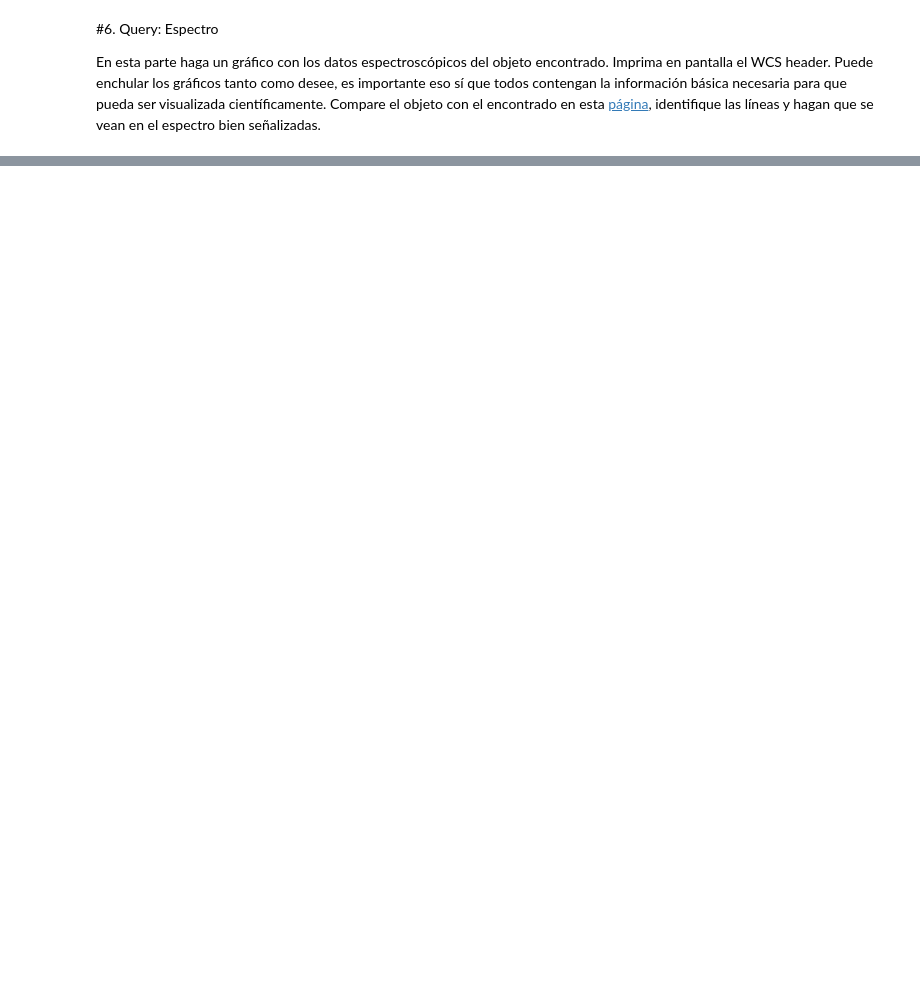
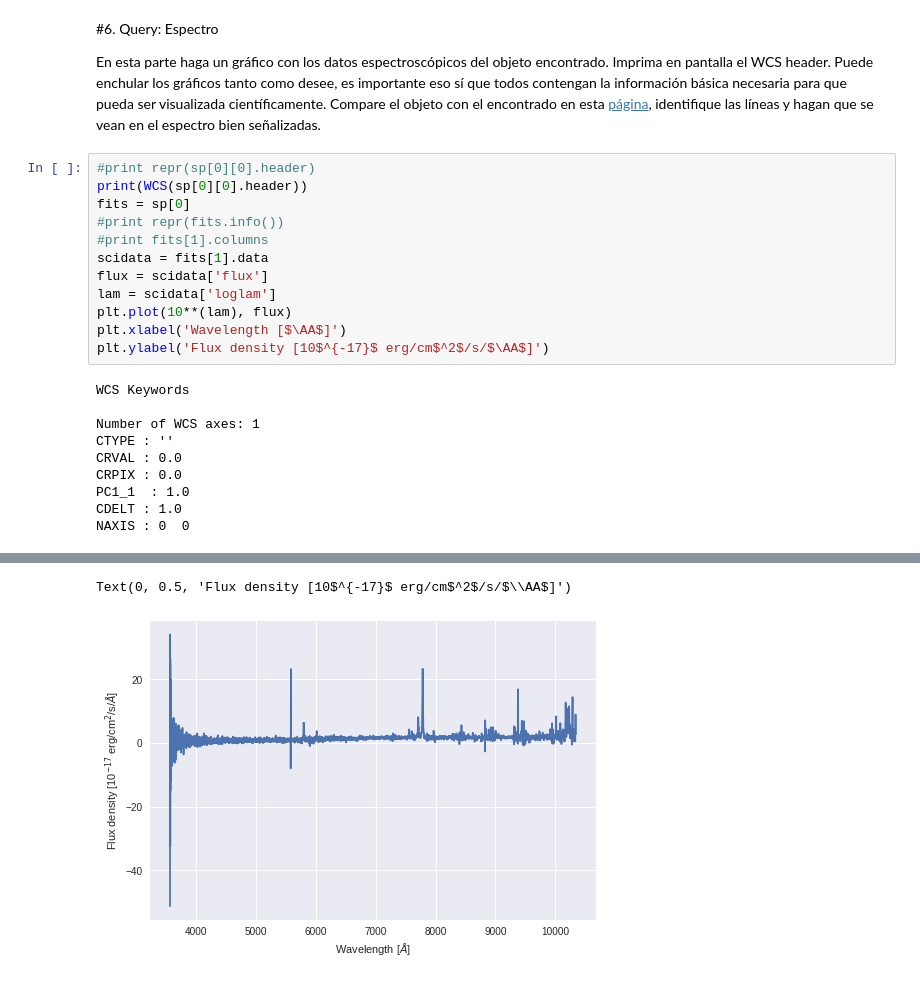
Before and after one commit to DiegoRomanCortes/minitarea4, a Jupyter notebook: minitarea4.ipynb, the cells around one changed output, grey strips where cells are left out. Drawn from its saved outputs; the diff is of its cells as text; blank space fills up the shorter version.

```diff
--- a/minitarea4.ipynb
+++ b/minitarea4.ipynb
@@ -287,3 +348,25 @@ print(xid) #mejor imprimir xid[0] por la visualización
 #6. Query: Espectro
 
 En esta parte haga un gráfico con los datos espectroscópicos del objeto encontrado. Imprima en pantalla el WCS header. Puede enchular los gráficos tanto como desee, es importante eso sí que todos contengan la información básica necesaria para que pueda ser visualizada científicamente. Compare el objeto con el encontrado en esta [página](http://skyserver.sdss.org/dr15/en/tools/chart/navi.aspx), identifique las líneas y hagan que se vean en el espectro bien señalizadas.
+# %%
+#print repr(sp[0][0].header)
+print(WCS(sp[0][0].header))
+fits = sp[0]
+#print repr(fits.info())
+#print fits[1].columns
+scidata = fits[1].data
+flux = scidata['flux']
+lam = scidata['loglam']
+plt.plot(10**(lam), flux)
+plt.xlabel('Wavelength [$\AA$]')
+plt.ylabel('Flux density [10$^{-17}$ erg/cm$^2$/s/$\AA$]')
+# %% [output]
+WCS Keywords
+
+Number of WCS axes: 1
+CTYPE : ''
+CRVAL : 0.0
+CRPIX : 0.0
+PC1_1  : 1.0
+CDELT : 1.0
+NAXIS : 0  0
@@ -289,0 +378,2 @@ En esta parte haga un gráfico con los datos espectroscópicos del objeto encont
+Text(0, 0.5, 'Flux density [10$^{-17}$ erg/cm$^2$/s/$\\AA$]')
+[figure, added]
```
Also changed, not shown: parts of 3 cells of this notebook.
